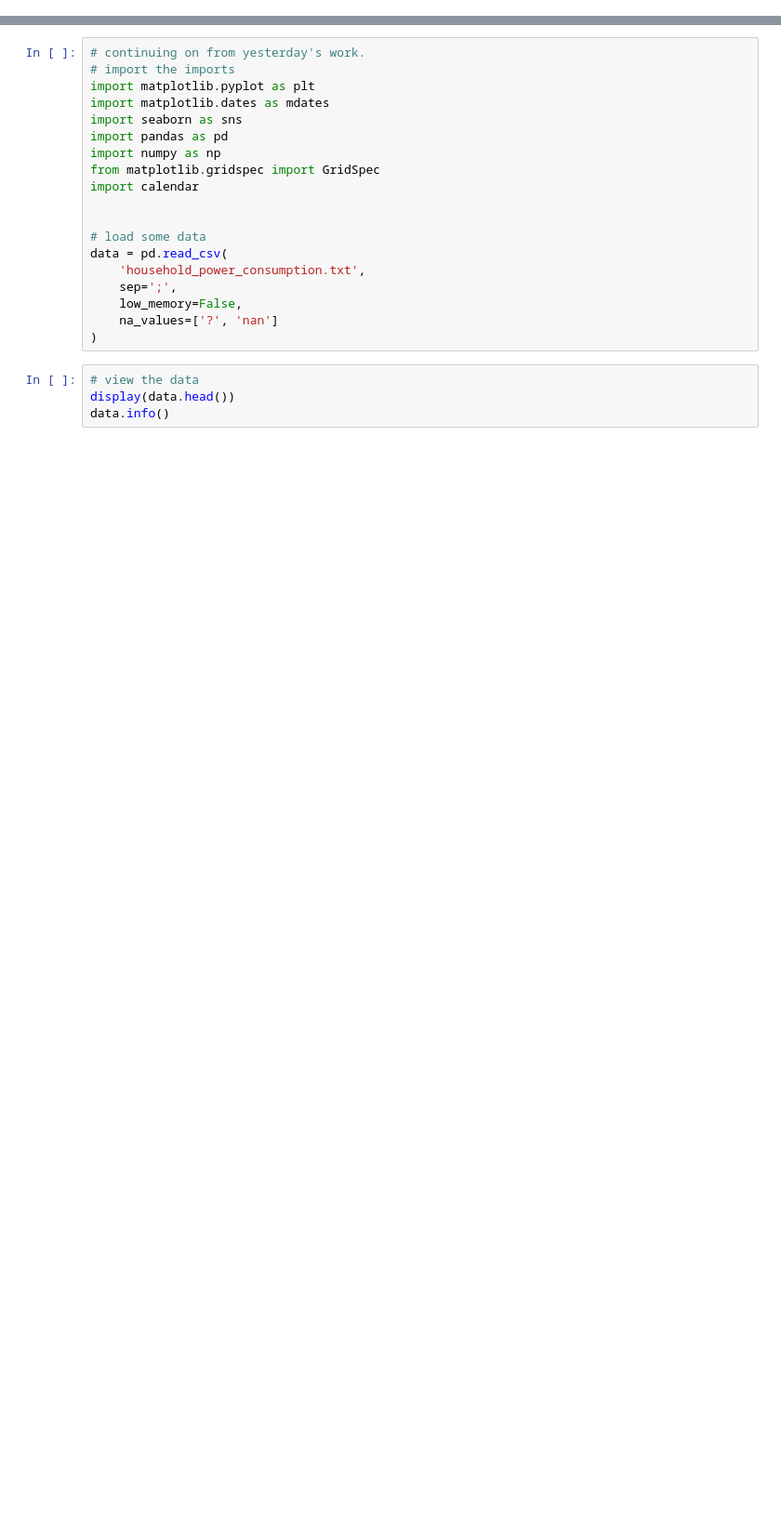
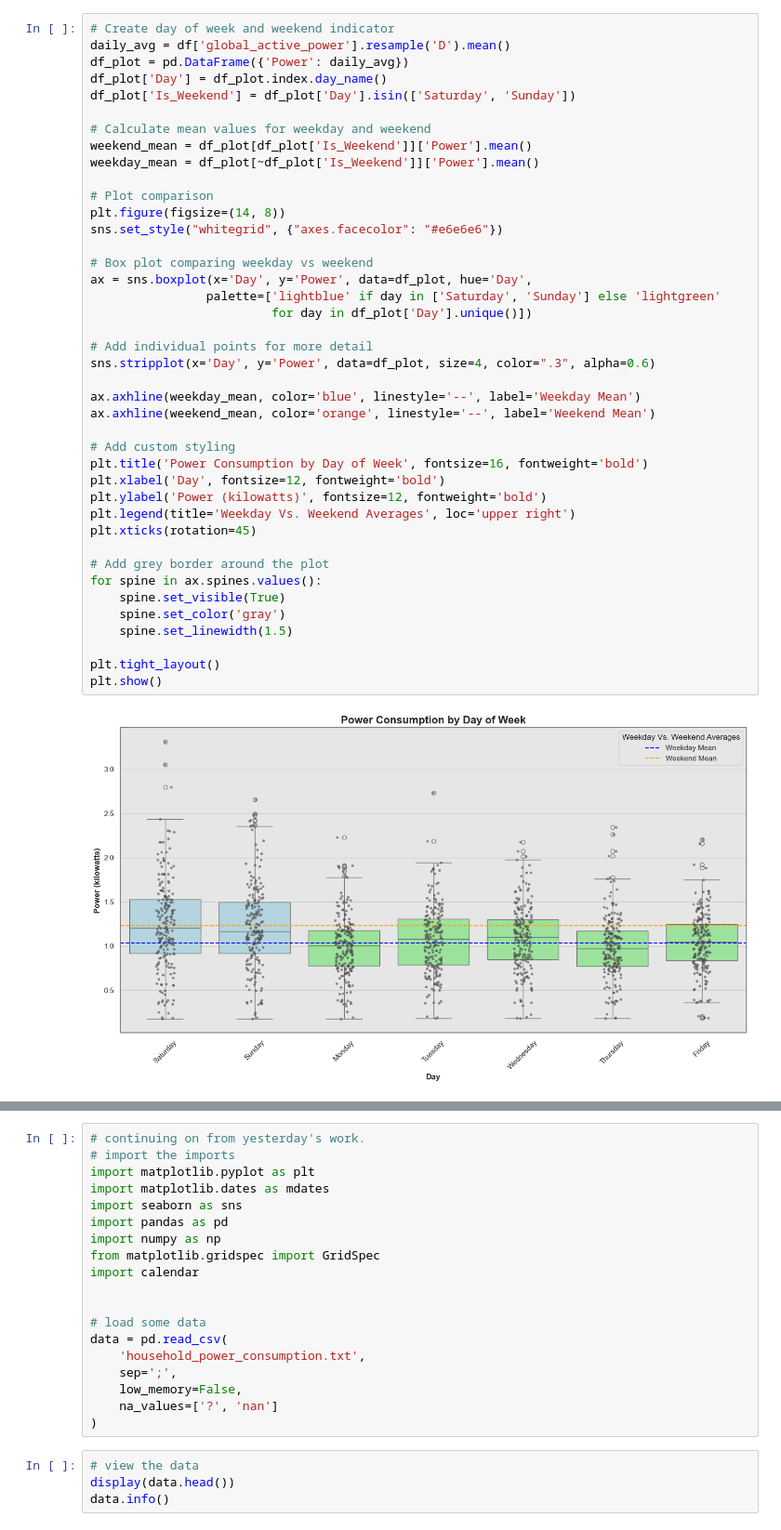
Before and after one commit to accidentalscientist/elite-analytics-articles-2026, a Jupyter notebook: notebooks/07_weekly_energy_fingerprint.ipynb, the cells around one changed output, grey strips where cells are left out. Shown at 93% size. Drawn from its saved outputs; the diff is of its cells as text; blank space fills up the shorter version.

```diff
--- a/notebooks/07_weekly_energy_fingerprint.ipynb
+++ b/notebooks/07_weekly_energy_fingerprint.ipynb
@@ -7,0 +205,43 @@ This combined notebook preserves the original analysis cells from the source not
+# %%
+# Create day of week and weekend indicator
+daily_avg = df['global_active_power'].resample('D').mean()
+df_plot = pd.DataFrame({'Power': daily_avg})
+df_plot['Day'] = df_plot.index.day_name()
+df_plot['Is_Weekend'] = df_plot['Day'].isin(['Saturday', 'Sunday'])
+
+# Calculate mean values for weekday and weekend
+weekend_mean = df_plot[df_plot['Is_Weekend']]['Power'].mean()
+weekday_mean = df_plot[~df_plot['Is_Weekend']]['Power'].mean()
+
+# Plot comparison
+plt.figure(figsize=(14, 8))
+sns.set_style("whitegrid", {"axes.facecolor": "#e6e6e6"})
+
+# Box plot comparing weekday vs weekend
+ax = sns.boxplot(x='Day', y='Power', data=df_plot, hue='Day',
+                palette=['lightblue' if day in ['Saturday', 'Sunday'] else 'lightgreen'
+                         for day in df_plot['Day'].unique()])
+
+# Add individual points for more detail
+sns.stripplot(x='Day', y='Power', data=df_plot, size=4, color=".3", alpha=0.6)
+
+ax.axhline(weekday_mean, color='blue', linestyle='--', label='Weekday Mean')
+ax.axhline(weekend_mean, color='orange', linestyle='--', label='Weekend Mean')
+
+# Add custom styling
+plt.title('Power Consumption by Day of Week', fontsize=16, fontweight='bold')
+plt.xlabel('Day', fontsize=12, fontweight='bold')
+plt.ylabel('Power (kilowatts)', fontsize=12, fontweight='bold')
+plt.legend(title='Weekday Vs. Weekend Averages', loc='upper right')
+plt.xticks(rotation=45)
+
+# Add grey border around the plot
+for spine in ax.spines.values():
+    spine.set_visible(True)
+    spine.set_color('gray')
+    spine.set_linewidth(1.5)
+
+plt.tight_layout()
+plt.show()
+# %% [output]
+[figure, added]
```
Also changed, not shown: parts of 28 cells of this notebook, 7 other files.
